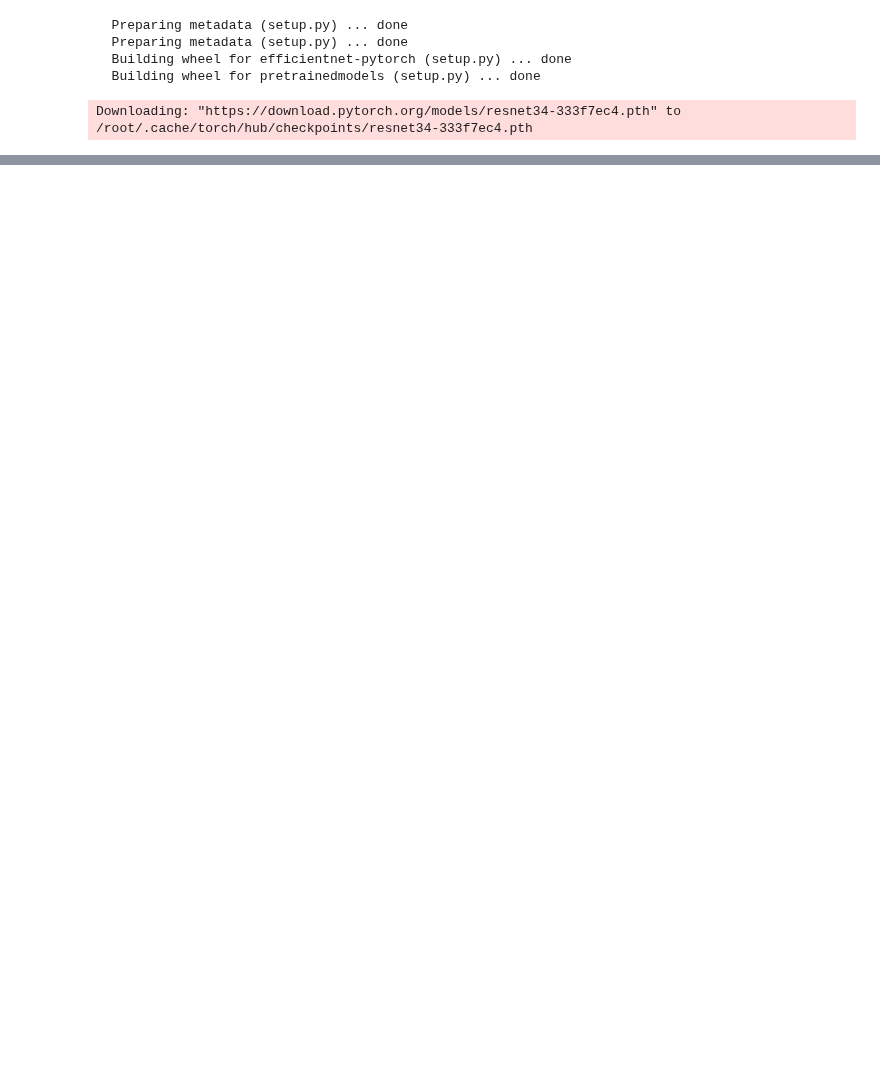
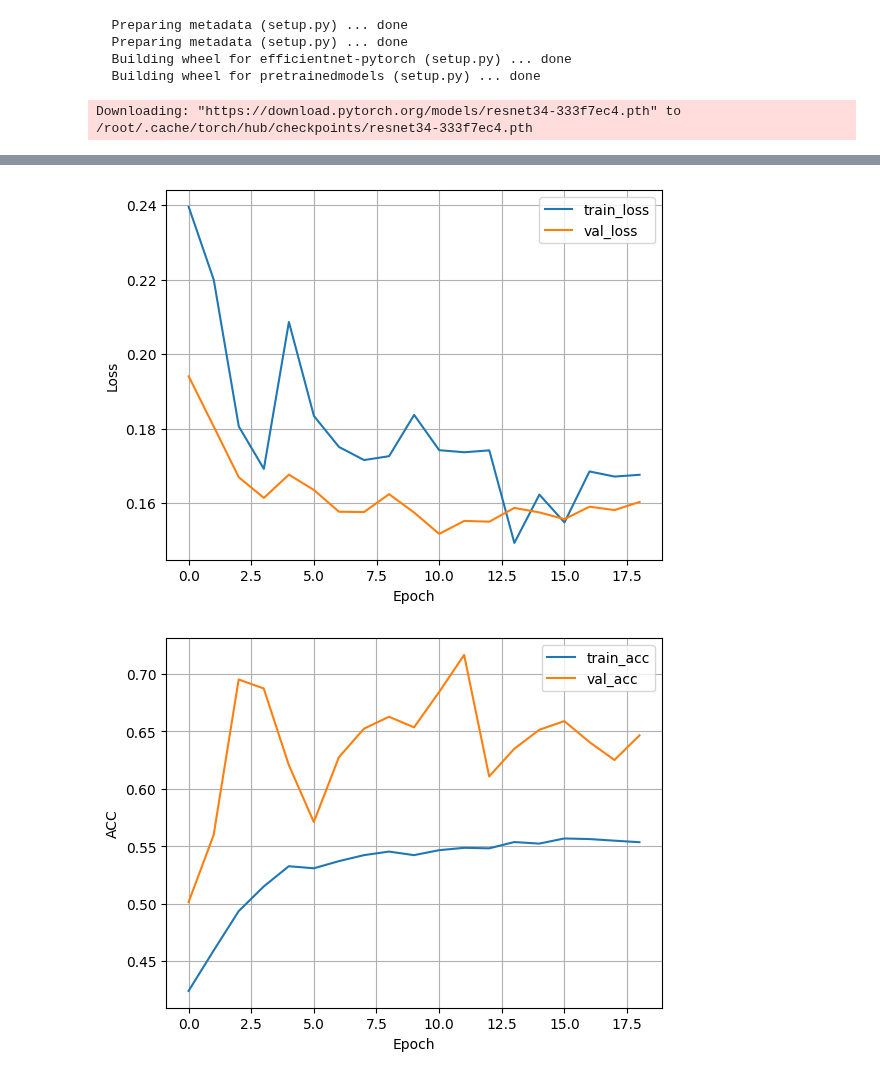
Before and after one commit to lamld203844/Biomedical-Segmentation, a Jupyter notebook: fetch_kaggle_data_train_on_colab.ipynb, the cells around one changed output, grey strips where cells are left out. Cells and saved outputs as stored; diff of their text form; code cells hidden in the pictures; blank space fills up the shorter version.

```diff
--- a/fetch_kaggle_data_train_on_colab.ipynb
+++ b/fetch_kaggle_data_train_on_colab.ipynb
@@ -2,0 +7,12 @@
+# %%
+import os
+# Replace with your actual username and API token
+username = "ryanlliu"
+api_token = "ffaea405d69ad6362ec708866991bc29"
+
+# Create `~/.kaggle` directory if it doesn't exist
+os.makedirs(os.path.expanduser("~/.kaggle"), exist_ok=True)
+
+# Save username and API token to `kaggle.json` securely
+with open(os.path.join(os.path.expanduser("~/.kaggle"), "kaggle.json"), "w") as f:
+    f.write(f'{{"username": "{username}", "key": "{api_token}"}}')
@@ -382,0 +425,31 @@ Test Loss: 0.1749 | Test mIoU: 0.5969 | Test Accuracy: 0.9060
+# %%
+import pandas as pd
+import matplotlib.pyplot as plt
+
+
+metrics = pd.read_csv(f"{trainer.logger.log_dir}/metrics.csv")
+
+aggreg_metrics = []
+agg_col = "epoch"
+for i, dfg in metrics.groupby(agg_col):
+    agg = dict(dfg.mean())
+    agg[agg_col] = i
+    aggreg_metrics.append(agg)
+
+df_metrics = pd.DataFrame(aggreg_metrics)
+df_metrics[["train_loss", "val_loss"]].plot(
+    grid=True, legend=True, xlabel="Epoch", ylabel="Loss"
+)
+
+df_metrics[["train_acc", "val_acc"]].plot(
+    grid=True, legend=True, xlabel="Epoch", ylabel="ACC"
+)
+
+df_metrics[["train_iou", "val_iou"]].plot(
+    grid=True, legend=True, xlabel="Epoch", ylabel="Intersect over Union (IoU)"
+)
+
+plt.show()
+# %% [output]
+[figure, added]
+[figure, added]
```
Also changed, not shown: parts of 21 cells of this notebook.
